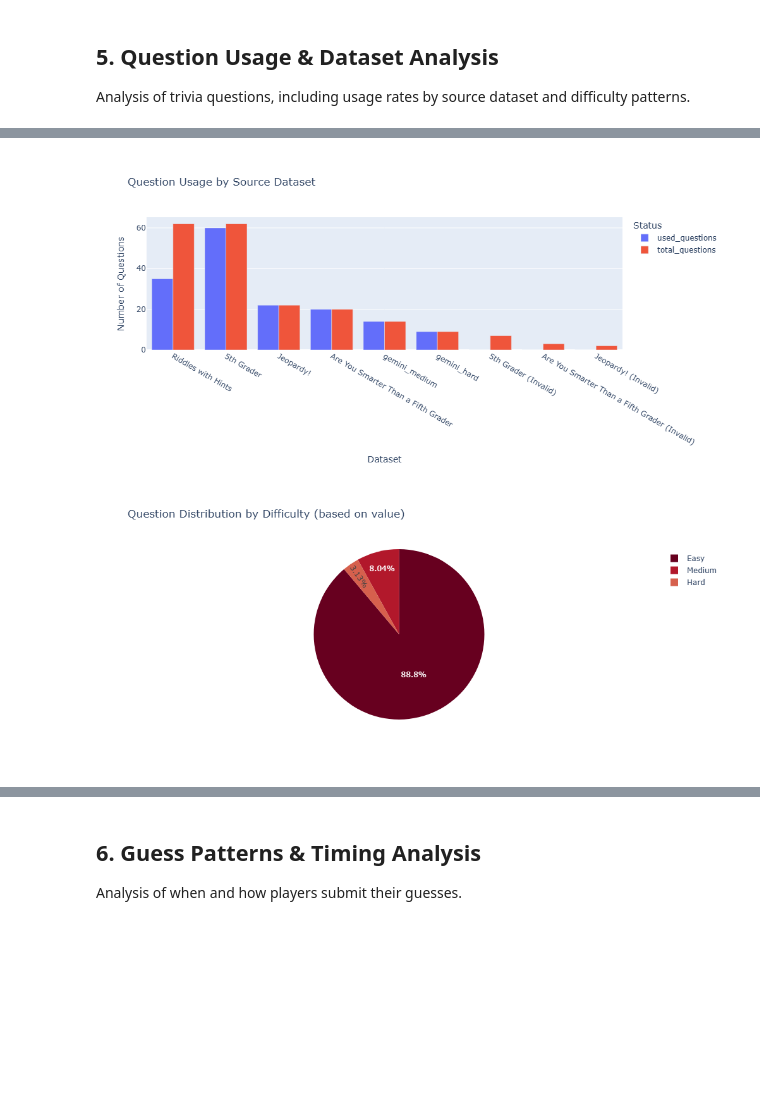
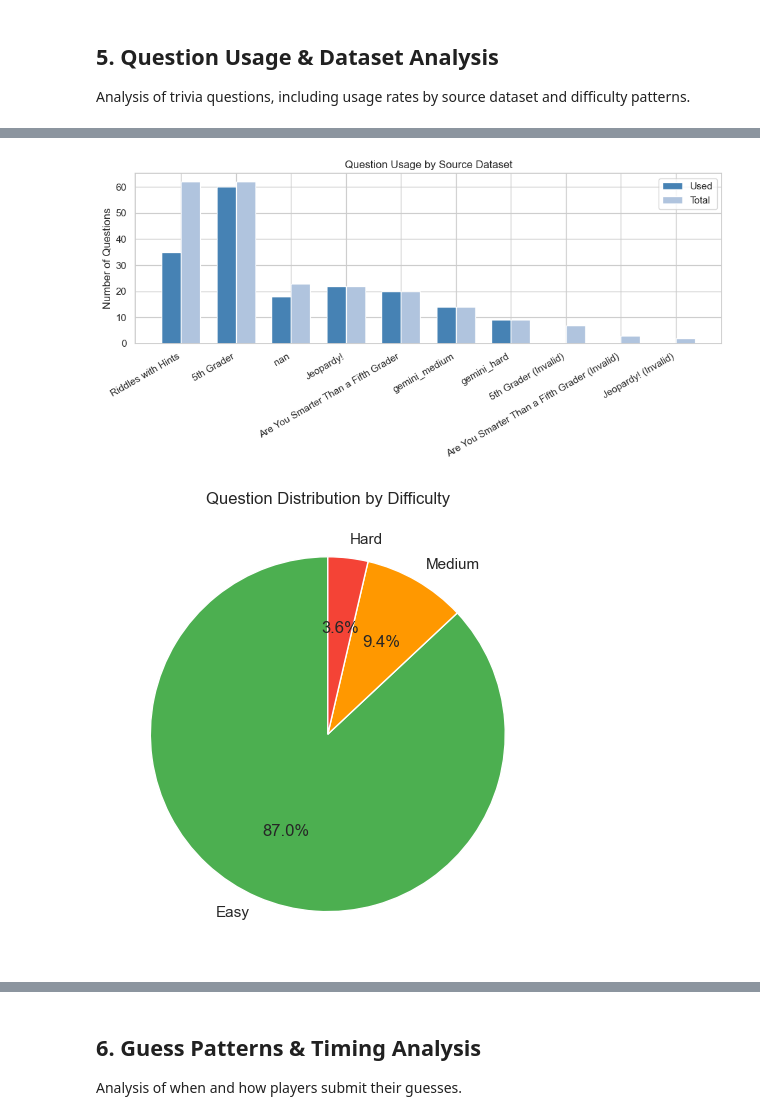
Before and after one commit to blakefren/jbot, a Jupyter notebook: db/dashboard.ipynb, the cells around one changed output, grey strips where cells are left out. Saved outputs shown, nothing was run; the diff lists cells and outputs as text; code cells hidden in the pictures; blank space fills up the shorter version.

```diff
--- a/db/dashboard.ipynb
+++ b/db/dashboard.ipynb
@@ -425,22 +398,23 @@ if "conn" in locals() and conn:
     print("\n📊 Question Usage by Source Dataset:")
     print(df_source.to_string(index=False))
 
-    # Visualize usage by source
-    fig = px.bar(
-        df_source,
-        x="source",
-        y=["used_questions", "total_questions"],
-        title="Question Usage by Source Dataset",
-        labels={
-            "value": "Number of Questions",
-            "variable": "Status",
-            "source": "Dataset",
-        },
-        barmode="group",
-    )
-    show_fig(fig)
+    # Grouped bar: used vs. total by source
+    x = range(len(df_source))
+    width = 0.35
+    fig, ax = plt.subplots(figsize=(10, 5))
+    ax.bar([i - width / 2 for i in x], df_source["used_questions"], width,
+           label="Used", color="steelblue")
+    ax.bar([i + width / 2 for i in x], df_source["total_questions"], width,
+           label="Total", color="lightsteelblue")
+    ax.set_xticks(list(x))
+    ax.set_xticklabels(df_source["source"], rotation=30, ha="right")
+    ax.set_title("Question Usage by Source Dataset")
+    ax.set_ylabel("Number of Questions")
+    ax.legend()
+    plt.tight_layout()
+    plt.show()
 
-    # Question difficulty analysis (if value represents difficulty)
+    # Pie: question difficulty distribution
     query = """
     SELECT
         CASE
@@ -448,10 +422,8 @@ if "conn" in locals() and conn:
             WHEN q.value <= 200 THEN 'Medium'
             ELSE 'Hard'
         END as difficulty,
-        COUNT(*) as question_count,
-        COUNT(DISTINCT dq.id) as times_used
+        COUNT(*) as question_count
     FROM questions q
-    LEFT JOIN daily_questions dq ON q.id = dq.question_id
     WHERE q.value IS NOT NULL
     GROUP BY difficulty
     ORDER BY
@@ -463,14 +435,13 @@ if "conn" in locals() and conn:
     """
     df_difficulty = pd.read_sql_query(query, conn)
     if not df_difficulty.empty:
-        fig = px.pie(
-            df_difficulty,
-            names="difficulty",
-            values="question_count",
-            title="Question Distribution by Difficulty (based on value)",
-            color_discrete_sequence=px.colors.sequential.RdBu,
-        )
-        show_fig(fig, height=450)
+        fig, ax = plt.subplots(figsize=(5, 5))
+        ax.pie(df_difficulty["question_count"], labels=df_difficulty["difficulty"],
+               autopct="%1.1f%%", startangle=90,
+               colors=["#4CAF50", "#FF9800", "#F44336"])
+        ax.set_title("Question Distribution by Difficulty")
+        plt.tight_layout()
+        plt.show()
 
     # Recently used questions
     query = """
@@ -484,35 +455,35 @@ if "conn" in locals() and conn:
     ORDER BY dq.sent_at DESC
     LIMIT 10;
     """
     df_recent = pd.read_sql_query(query, conn)
     print("\n📅 Recently Used Questions:")
     df_recent["question_preview"] = df_recent["question_text"].str[:60] + "..."
     print(
         df_recent[["question_preview", "source", "value", "sent_at"]].to_string(
             index=False
         )
     )
 # %% [output]
 📚 Question Pool Statistics:
 Total questions available: 192
 Unique questions used: 178
 Usage percentage: 92.7%
 Remaining unused: 14
 
 📊 Question Usage by Source Dataset:
                                        source  total_questions  used_questions  avg_value  questions_with_hints  usage_pct  hint_pct
                            Riddles with Hints               62              35      100.0                    30       56.5      48.4
                                    5th Grader               62              60      100.0                    62       96.8     100.0
                                           NaN               23              18      100.0                    16       78.3      69.6
                                     Jeopardy!               22              22      181.8                    22      100.0     100.0
           Are You Smarter Than a Fifth Grader               20              20      100.0                    20      100.0     100.0
                                 gemini_medium               14              14      100.0                    14      100.0     100.0
                                   gemini_hard                9               9      233.3                     9      100.0     100.0
                          5th Grader (Invalid)                7               0      100.0                     7        0.0     100.0
 Are You Smarter Than a Fifth Grader (Invalid)                3               0      100.0                     3        0.0     100.0
                           Jeopardy! (Invalid)                2               0      200.0                     0        0.0       0.0
-[figure, old version]
+[figure, new version]
-[figure, old version]
+[figure, new version]
 📅 Recently Used Questions:
                                                question_preview                              source  value    sent_at
 This Minnesota capital's winter carnival started building ic...                           Jeopardy!    200 2026-03-15
```
Also changed, not shown: parts of 6 cells of this notebook.
